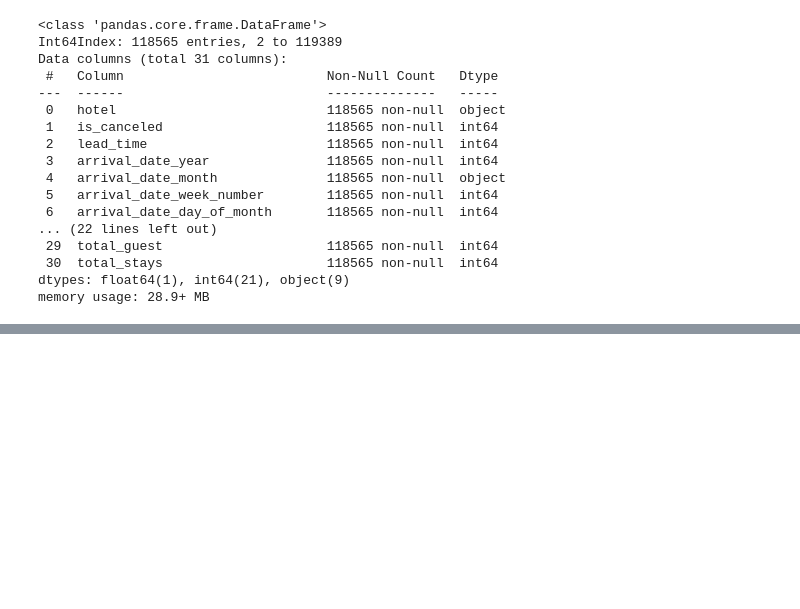
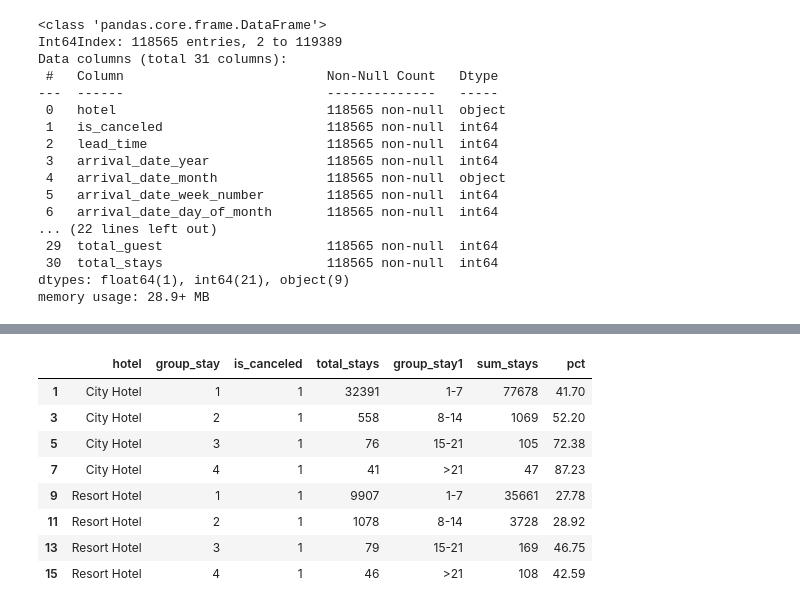
Before and after one commit to rahmars18/Investigate-Business-Hotel, a Jupyter notebook: Investigate Hotel Business.ipynb, the cells around one changed output, grey strips where cells are left out. Drawn from its saved outputs; the diff is of its cells as text; code cells hidden in the pictures; blank space fills up the shorter version.

```diff
--- a/Investigate Hotel Business.ipynb
+++ b/Investigate Hotel Business.ipynb
@@ -321,0 +330,19 @@ plt.show()
+# %%
+def group_s(x,c) :
+    if(x<=7) :
+        stat = 1
+        kel = '1-7'
+    elif (x<=14) :
+        stat = 2
+        kel = '8-14'
+    elif (x<=21) :
+        stat = 3
+        kel = '15-21'
+    else :
+        stat = 4
+        kel = '>21'
+
+    if (c=='num') :
+        return stat
+    else :
+        return kel
@@ -321,0 +362,20 @@ plt.show()
+# %%
+data_rates  = data_cancel.groupby(['hotel','group_stay','is_canceled'],as_index=False).agg({'total_stays':'count','group_stay1':'unique'})
+data_rates1 = data_rates.groupby(['hotel','group_stay'],as_index=False).agg({'total_stays':'sum'})
+data_rates1 = data_rates1.rename(columns=({'total_stays':'sum_stays'}))
+data_rates  = data_rates.merge(data_rates1,on=['hotel','group_stay'])
+data_rates['group_stay1']  = data_rates['group_stay1'].apply(lambda x : x[0])
+data_rates['pct'] = round(data_rates['total_stays']/data_rates['sum_stays']*100,2)
+data_rates = data_rates[data_rates['is_canceled']==1]
+
+data_rates
+# %% [output]
+|  | hotel | group_stay | is_canceled | total_stays | group_stay1 | sum_stays | pct |
+| 1 | City Hotel | 1 | 1 | 32391 | 1-7 | 77678 | 41.70 |
+| 3 | City Hotel | 2 | 1 | 558 | 8-14 | 1069 | 52.20 |
+| 5 | City Hotel | 3 | 1 | 76 | 15-21 | 105 | 72.38 |
+| 7 | City Hotel | 4 | 1 | 41 | >21 | 47 | 87.23 |
+| 9 | Resort Hotel | 1 | 1 | 9907 | 1-7 | 35661 | 27.78 |
+| 11 | Resort Hotel | 2 | 1 | 1078 | 8-14 | 3728 | 28.92 |
+| 13 | Resort Hotel | 3 | 1 | 79 | 15-21 | 169 | 46.75 |
+| 15 | Resort Hotel | 4 | 1 | 46 | >21 | 108 | 42.59 |
```
Also changed, not shown: parts of 9 cells of this notebook.
